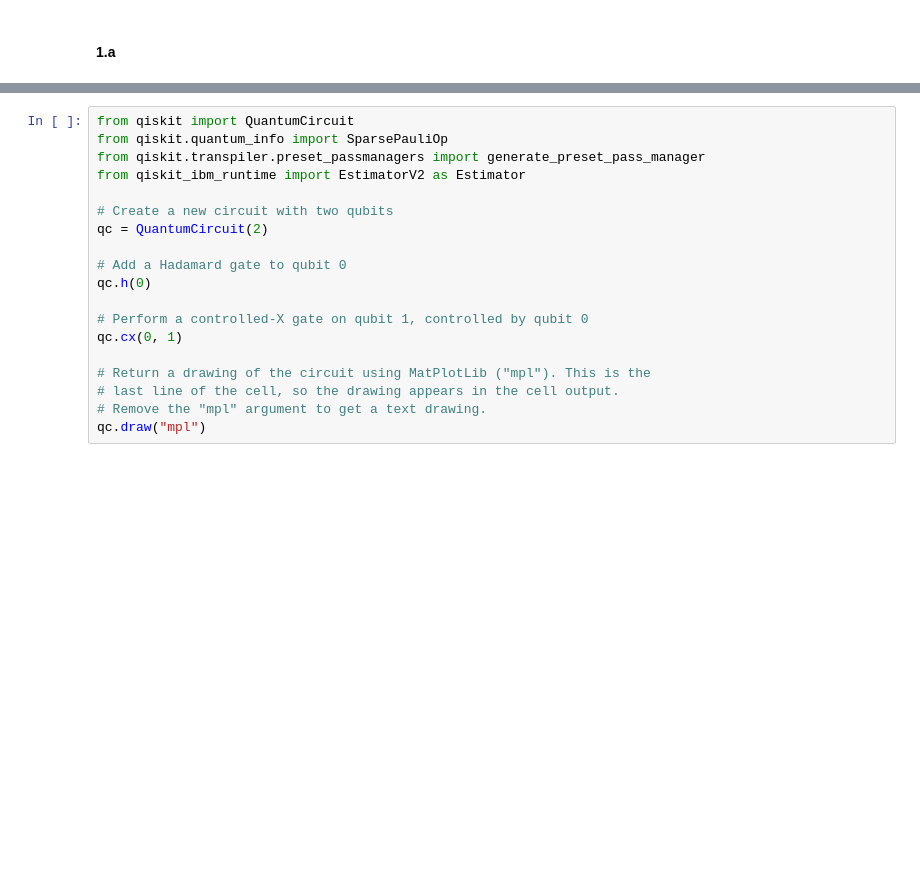
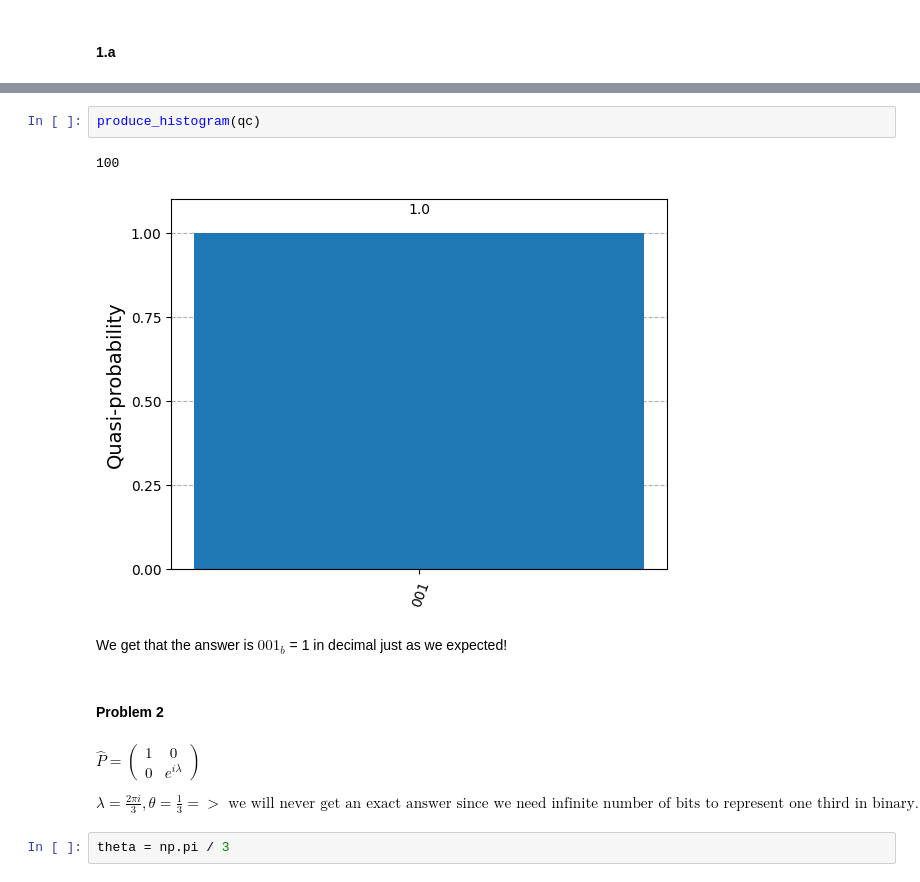
Before and after one commit to GalD101/qiskit_HW, a Jupyter notebook: hw9.ipynb, the cells around one changed output, grey strips where cells are left out. Cells and saved outputs as stored; diff of their text form; blank space fills up the shorter version.

```diff
--- a/hw9.ipynb
+++ b/hw9.ipynb
@@ -122,19 +81,15 @@ print(qc.draw())
-# %%
-from qiskit import QuantumCircuit
-from qiskit.quantum_info import SparsePauliOp
-from qiskit.transpiler.preset_passmanagers import generate_preset_pass_manager
-from qiskit_ibm_runtime import EstimatorV2 as Estimator
-
-# Create a new circuit with two qubits
-qc = QuantumCircuit(2)
-
-# Add a Hadamard gate to qubit 0
-qc.h(0)
-
-# Perform a controlled-X gate on qubit 1, controlled by qubit 0
-qc.cx(0, 1)
-
-# Return a drawing of the circuit using MatPlotLib ("mpl"). This is the
-# last line of the cell, so the drawing appears in the cell output.
-# Remove the "mpl" argument to get a text drawing.
-qc.draw("mpl")
+# %%
+produce_histogram(qc)
+# %% [output]
+100
+[figure, added]
+# %% [markdown]
+We get that the answer is $001_b$ = 1 in decimal just as we expected!
+# %% [markdown]
+#### Problem 2
+# %% [markdown]
+$ \hat P = \begin{pmatrix} 1 & 0 \\ 0 & e^{i \lambda} \end{pmatrix} $
+
+$ \lambda = \frac{2 \pi i}{3}, \theta = \frac{1}{3} => \text{ we will never get an exact answer since we need infinite number of bits to represent one third in binary. (3 is not a power of 2)} $
+# %%
+theta = np.pi / 3
```
Also changed, not shown: parts of 30 cells of this notebook.
